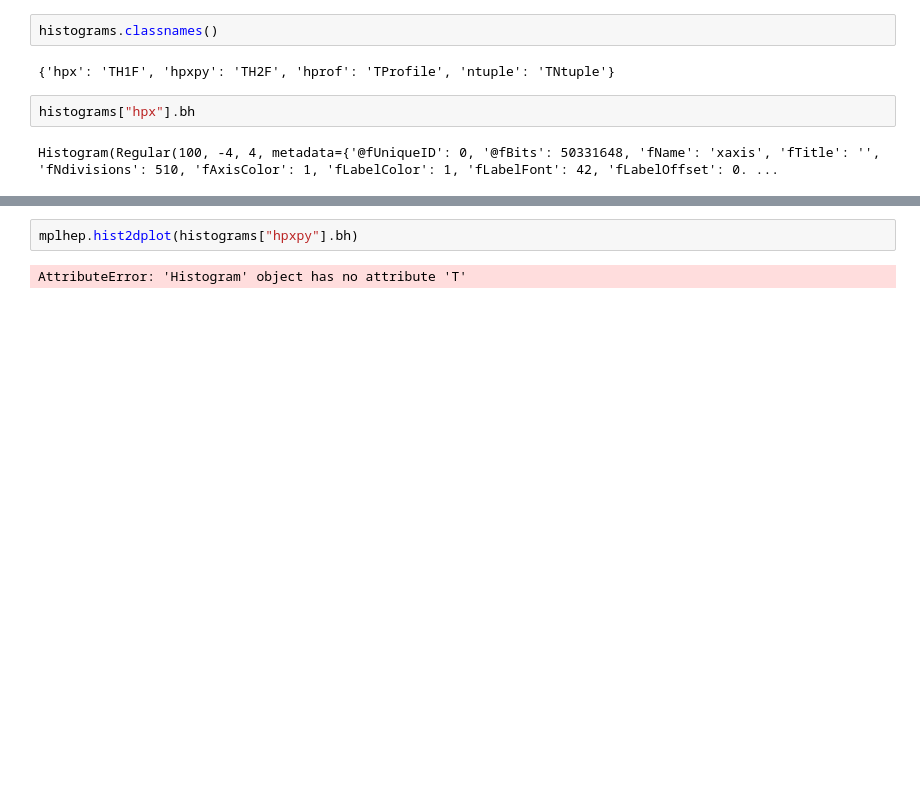
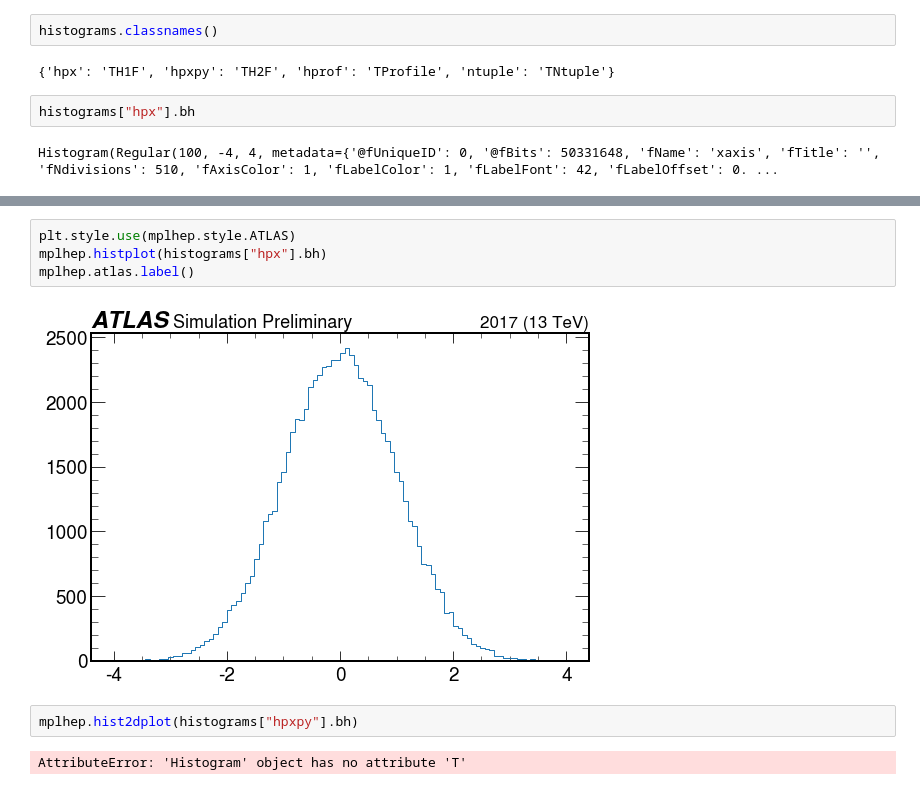
Before and after one commit to jpivarski-talks/2020-07-13-pyhep2020-tutorial, a Jupyter notebook: tutorial.ipynb, the cells around one changed output, grey strips where cells are left out. Drawn from its saved outputs; the diff is of its cells as text; blank space fills up the shorter version.

Commit message:
At least the CMS and ATLAS styles work.

```diff
--- a/tutorial.ipynb
+++ b/tutorial.ipynb
@@ -216,3 +223,9 @@ mplhep.histplot(histograms["hpx"].bh)
+# %%
+plt.style.use(mplhep.style.ATLAS)
+mplhep.histplot(histograms["hpx"].bh)
+mplhep.atlas.label()
+# %% [output]
+[figure, added]
 # %%
 mplhep.hist2dplot(histograms["hpxpy"].bh)
 # %% [output]
```
Also changed, not shown: parts of 2 cells of this notebook.
